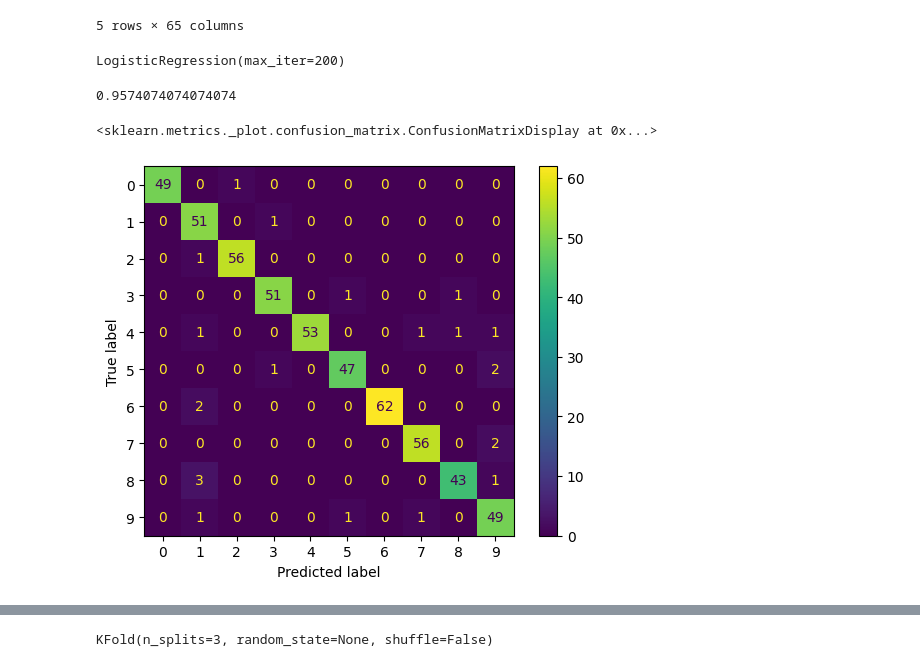
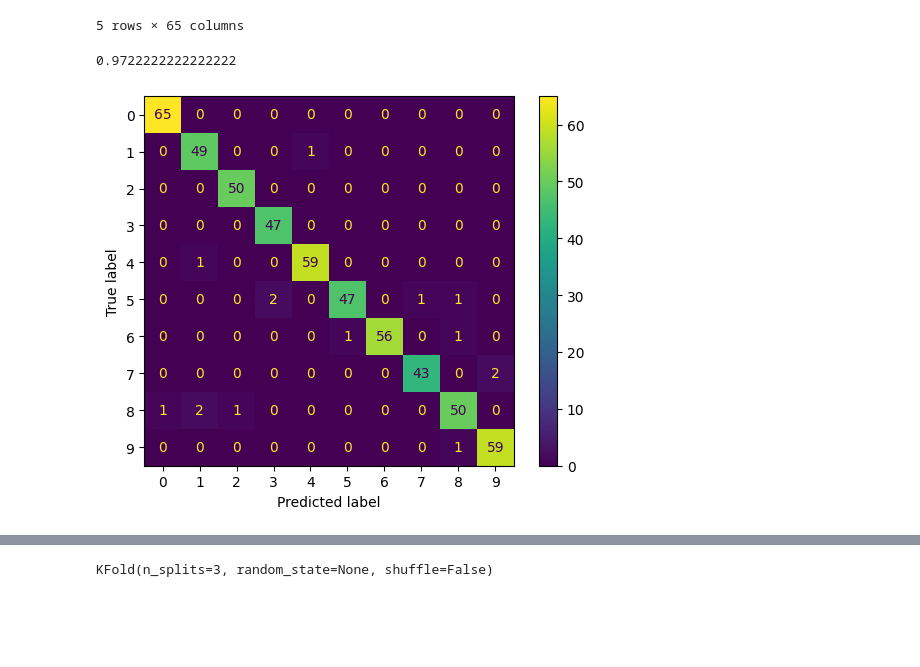
Before and after one commit to ahmedcurious/Data-Science-Work, a Jupyter notebook: Machine_Learning/13_K_Fold_Cross_Validation/file.ipynb, the cells around one changed output, grey strips where cells are left out. Saved outputs shown, nothing was run; the diff lists cells and outputs as text; code cells hidden in the pictures; blank space fills up the shorter version.

```diff
--- a/Machine_Learning/13_K_Fold_Cross_Validation/file.ipynb
+++ b/Machine_Learning/13_K_Fold_Cross_Validation/file.ipynb
@@ -122,20 +127,16 @@ x = df.drop(columns=['target'])
 y = df.target
 # %%
 x_train, x_test, y_train, y_test = train_test_split(x,y,test_size=0.3)
+# %%
+def get_score(model,x_train,y_train,x_test,y_test):
+    model.fit(x_train,y_train)
+    y_predicted = model.predict(x_test)
+    cm = confusion_matrix(y_true=y_test,y_pred=y_predicted)
+    ConfusionMatrixDisplay(confusion_matrix=cm).plot()
+    return accuracy_score(y_true=y_test,y_pred=y_predicted)
 # %%
-model_lr = LogisticRegression(max_iter=200)
-model_lr.fit(x_train,y_train)
+get_score(LogisticRegression(max_iter=200),x_train,y_train,x_test,y_test)
 # %% [output]
-LogisticRegression(max_iter=200)
+0.9722222222222222
+[figure, added]
-# %%
-y_predicted_lr = model_lr.predict(x_test)
-accuracy_score(y_true=y_test,y_pred=y_predicted_lr)
-# %% [output]
-0.9574074074074074
-# %%
-cm = confusion_matrix(y_true=y_test,y_pred=y_predicted_lr)
-ConfusionMatrixDisplay(confusion_matrix=cm).plot()
-# %% [output]
-<sklearn.metrics._plot.confusion_matrix.ConfusionMatrixDisplay at 0x...>
-[figure, removed]
 # %%
```
Also changed, not shown: parts of 19 cells of this notebook, 1 other file.
